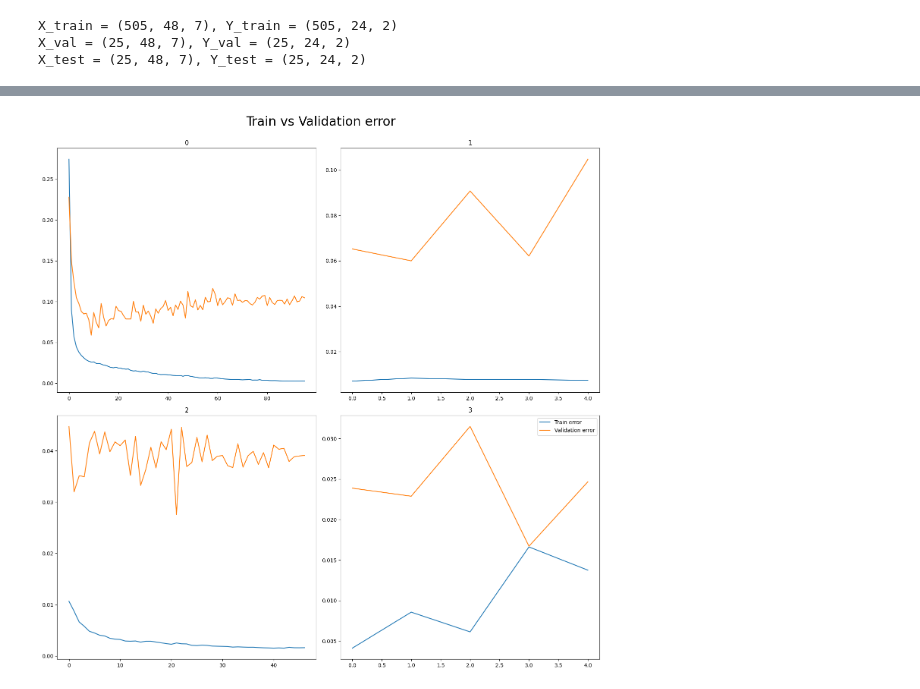
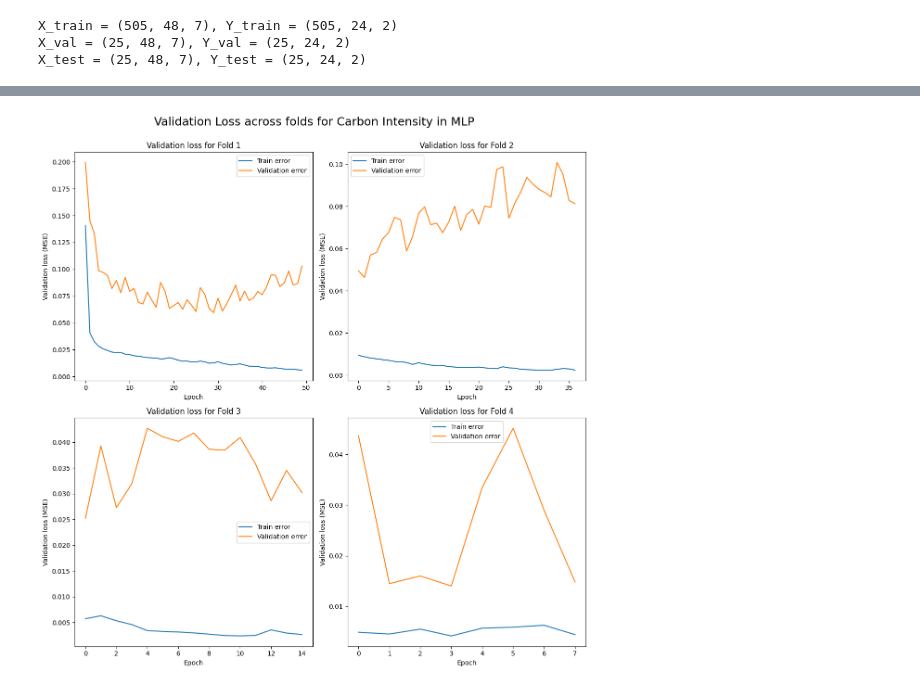
Before and after one commit to MatejPriesol/Forecasting-Carbon-Intensity-and-Solar-Generation, a Jupyter notebook: final_models/MLP final.ipynb, the cells around one changed output, grey strips where cells are left out. Saved outputs shown, nothing was run; the diff lists cells and outputs as text; code cells hidden in the pictures.

```diff
--- a/final_models/MLP final.ipynb
+++ b/final_models/MLP final.ipynb
@@ -155,7 +155,7 @@ for train_data, test_data in tscv.split(X_train):
 
     history = model.fit(X_train_current_split, y={"output_variable1": y_train_current_split[:, :, 0],
                                                   "output_variable2": y_train_current_split[:, :, 1]},
-              epochs=100,
+              epochs=50,
               validation_data=(
                   X_test_current_split,
                 {
@@ -216,14 +199,0 @@ plt.show()
-# %%
-fig, axs = plt.subplots(2, 2, figsize=(15, 15))
-axs = axs.flatten()
-
-for i, column in enumerate(loss_2):
-    ax = axs[i]
-    ax.plot(column, label="Train error")
-    ax.plot(val_loss_2[i], label="Validation error")
-    ax.title.set_text(i)
-
-fig.suptitle("Train vs Validation error 2", fontsize=24)
-plt.tight_layout(rect=[0, 0, 1, 0.98])
-plt.legend()
-plt.show()
@@ -232,16 +200,17 @@ plt.show()
-# %%
-fig, axs = plt.subplots(2, 2, figsize=(15, 15))
-axs = axs.flatten()
-
-for i, column in enumerate(loss):
-    ax = axs[i]
-    ax.plot(column, label="Train error")
-    ax.plot(val_loss[i], label="Validation error")
-    ax.title.set_text(i)
-
-fig.suptitle("Train vs Validation error", fontsize=24)
-plt.tight_layout(rect=[0, 0, 1, 0.98])
-plt.legend()
-plt.show()
-# %% [output]
-[figure, removed]
+# %%
+plt.figure(figsize=(12, 12))
+
+for i, column in enumerate(loss_1):
+    plt.subplot(2, 2, i+1)
+    plt.plot(column, label="Train error")
+    plt.plot(val_loss_1[i], label="Validation error")
+    plt.xlabel('Epoch')
+    plt.ylabel('Validation loss (MSE)')
+    plt.legend()
+    plt.title(f'Validation loss for Fold {i+1}')
+
+plt.suptitle('Validation Loss across folds for Carbon Intensity in MLP', fontsize=18, y=1)
+plt.tight_layout()
+plt.show()
+# %% [output]
+[figure, added]
```
Also changed, not shown: parts of 12 cells of this notebook, 2 other files.
